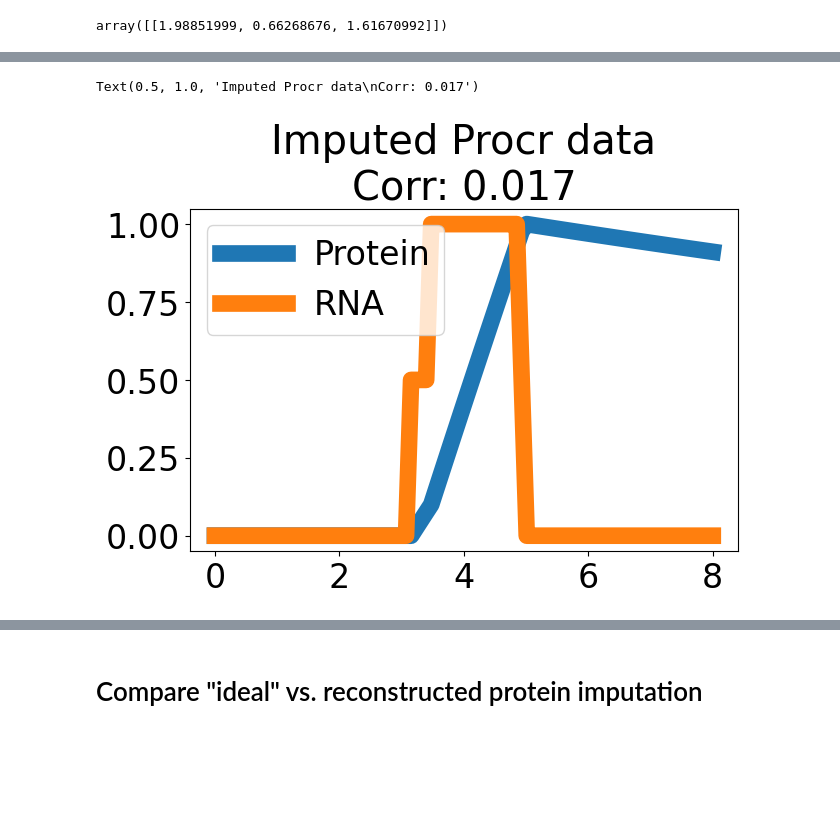
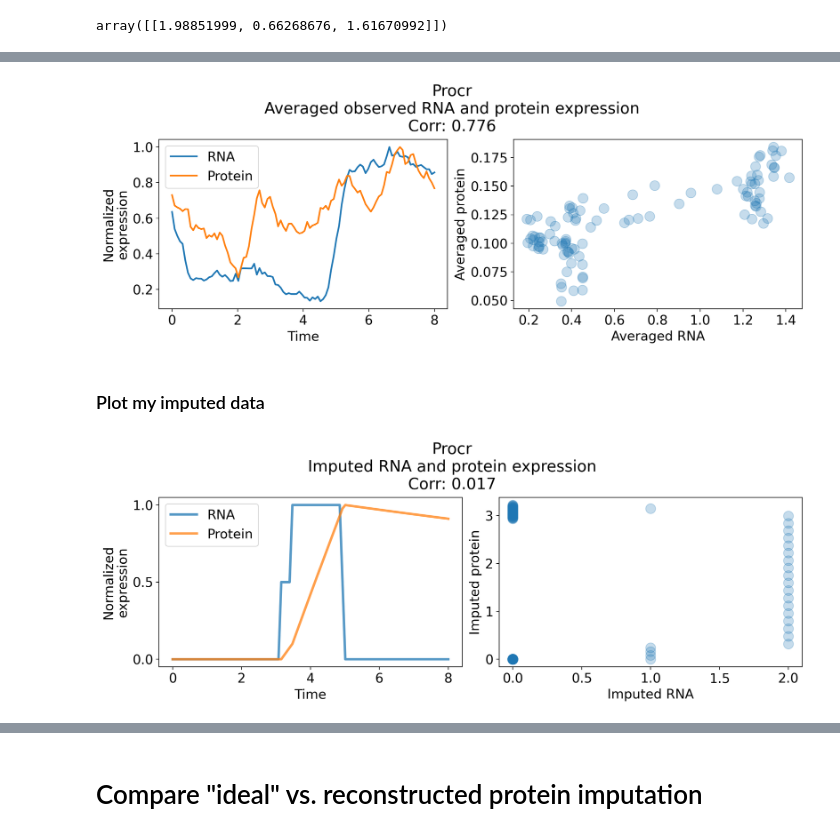
Before and after one commit to reliscu/chronocell_janssens_2025_preprint, a Jupyter notebook: 09_impute_protein_ideal.ipynb, the cells around one changed output, grey strips where cells are left out. Saved outputs shown, nothing was run; the diff lists cells and outputs as text; code cells hidden in the pictures; blank space fills up the shorter version.

Commit message:
plots!

```diff
--- a/09_impute_protein_ideal.ipynb
+++ b/09_impute_protein_ideal.ipynb
@@ -326,0 +312,20 @@ Text(0, 0.5, 'Protein')
+# %%
+corr = np.corrcoef(expr_RNA_ordered[gene].ravel(), expr_ADT_ordered[prot].values.ravel())[0, 1]
+
+with plt.rc_context({'font.size': 14}):
+    fig, ax = plt.subplots(1, 2, figsize=(12, 4.5), dpi=200)
+
+    # Panel 1: time courses
+    ax[0].scatter(t_per_cell, expr_RNA_ordered[gene], s=2, alpha=0.25, label="RNA")
+    ax[0].scatter(t_per_cell, expr_ADT_ordered[prot], s=2, alpha=0.25, label="Protein")
+    ax[0].set_xlabel("Time")
+    ax[0].set_ylabel("Expression")
+    ax[0].legend(markerscale=12)
+
+    # Panel 2: RNA vs. protein scatter
+    ax[1].scatter(expr_RNA_ordered[gene], expr_ADT_ordered[prot], alpha=0.25)
+    ax[1].set_xlabel("RNA")
+    ax[1].set_ylabel("Protein")
+
+    fig.suptitle(f"{gene}\nObserved RNA and protein expression\nCorr: {corr:.3f}")
+    plt.show()
@@ -331,16 +399,48 @@ array([[1.98851999, 0.66268676, 1.61670992]])
+# %%
+mean_ADT = expr_ADT_ordered[prot].groupby(t_per_cell).mean()
+smoothed_ADT = mean_ADT.rolling(window=8, center=True, min_periods=1).mean()
+mean_RNA = expr_RNA_ordered[gene].groupby(t_per_cell).mean()
+smoothed_RNA = mean_RNA.rolling(window=8, center=True, min_periods=1).mean()
+
+corr = np.corrcoef(smoothed_RNA.values.ravel(), smoothed_ADT.values.ravel())[0, 1]
+
+with plt.rc_context({'font.size': 16}):
+    fig, ax = plt.subplots(1, 2, figsize=(12, 4.5), dpi=200)
+
+    # Panel 1: time courses
+    ax[0].plot(t, smoothed_RNA.values/np.max(smoothed_RNA), linewidth=2, label="RNA")
+    ax[0].plot(t, smoothed_ADT.values/np.max(smoothed_ADT), linewidth=2, label="Protein")
+    ax[0].set_xlabel("Time")
+    ax[0].set_ylabel("Normalized\nexpression")
+    ax[0].legend()
+
+    # Panel 2: RNA vs. protein scatter
+    ax[1].scatter(smoothed_RNA, smoothed_ADT, alpha=0.25)
+    ax[1].set_xlabel("Averaged RNA")
+    ax[1].set_ylabel("Averaged protein")
+
+    fig.suptitle(f"{gene}\nAveraged observed RNA and protein expression\nCorr: {corr:.3f}")
+    plt.show()
+# %% [output]
+[figure, added]
+# %% [markdown]
+### Plot my imputed data
 # %%
-value = gene_order_idx[gene_idx]
-X_fwd = X_fwd_per_gene[value]
-states = np.asarray(states_per_gene[value]) # Get most probable state for spliced RNA at each time point
-Y = states[X_fwd.argmax(axis=0)]
-
 corr = np.corrcoef(Y_fwd[:, 1].ravel(), P_imputed[:, gene_idx].ravel())[0, 1]
 
-plt.plot(t, P_imputed[:, gene_idx]/max(P_imputed[:, gene_idx]), label="Protein")
-plt.plot(t, Y_fwd[:, 1]/max(Y_fwd[:, 1]), label="RNA")
-# plt.plot(t, Y_bw/max(Y_bw), label="RNA bw (last cell)")
-plt.legend()
-plt.title(f"Imputed {gene} data\nCorr: {np.round(corr, 3)}")
+with plt.rc_context({'font.size': 16}):
+    fig, ax = plt.subplots(1, 2, figsize=(12, 4.5), dpi=200)
+
+    ax[0].plot(t, Y_fwd[:, 1]/max(Y_fwd[:, 1]), linewidth=3, alpha=0.75, label="RNA")
+    ax[0].plot(t, P_imputed[:, gene_idx]/max(P_imputed[:, gene_idx]), linewidth=3, alpha=0.75, label="Protein")
+    ax[0].legend()
+    ax[0].set_xlabel("Time")
+    ax[0].set_ylabel("Normalized\nexpression")
+
+    ax[1].scatter(Y_fwd[:, 1], P_imputed[:, gene_idx], alpha=0.25)
+    ax[1].set_xlabel("Imputed RNA")
+    ax[1].set_ylabel("Imputed protein")
+
+    fig.suptitle(f"{gene}\nImputed RNA and protein expression\nCorr: {corr:.3f}")
 # %% [output]
-Text(0.5, 1.0, 'Imputed Procr data\nCorr: 0.017')
-[figure, old version]
+[figure, new version]
```
Also changed, not shown: parts of 21 cells of this notebook.
